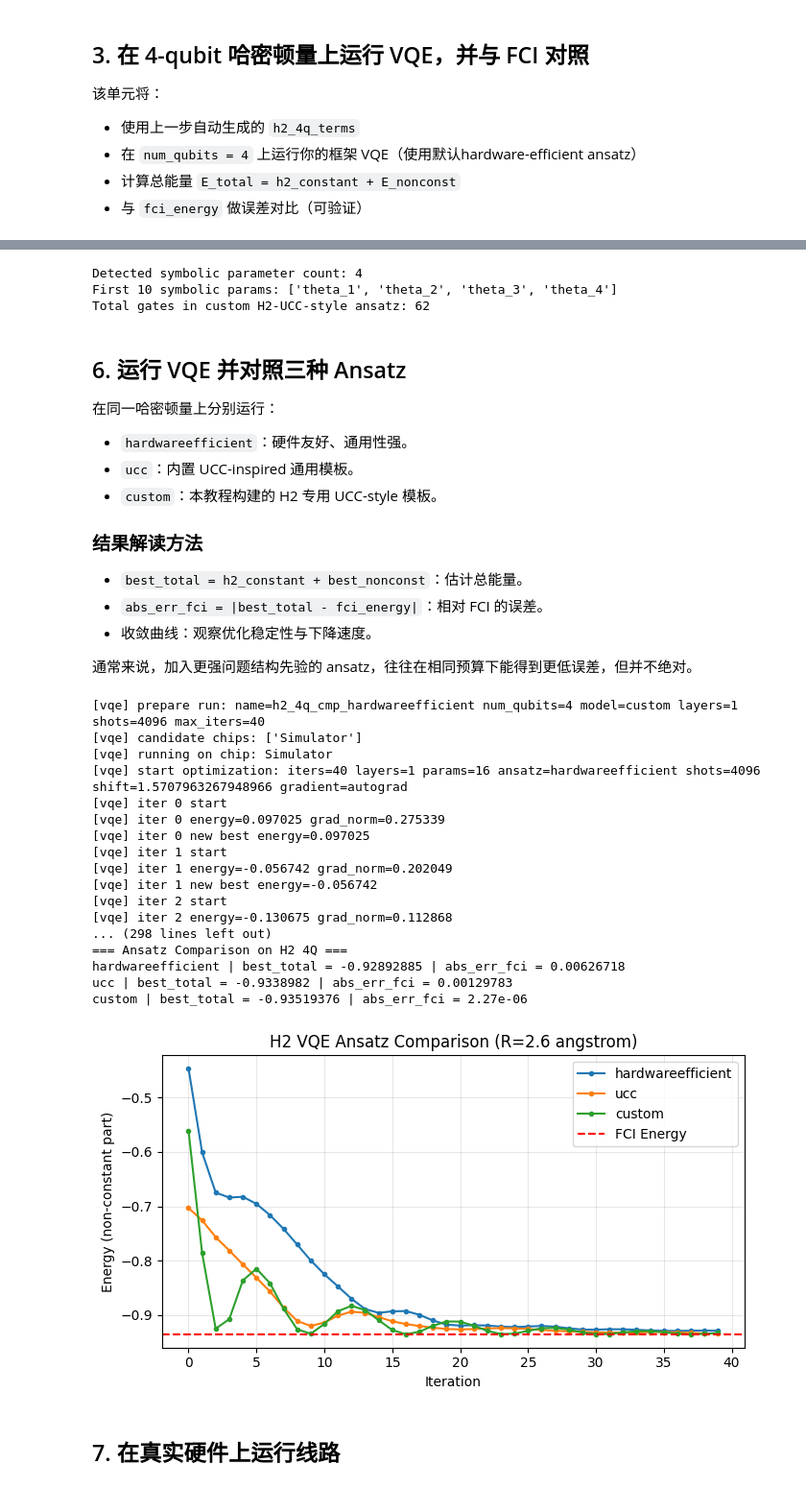
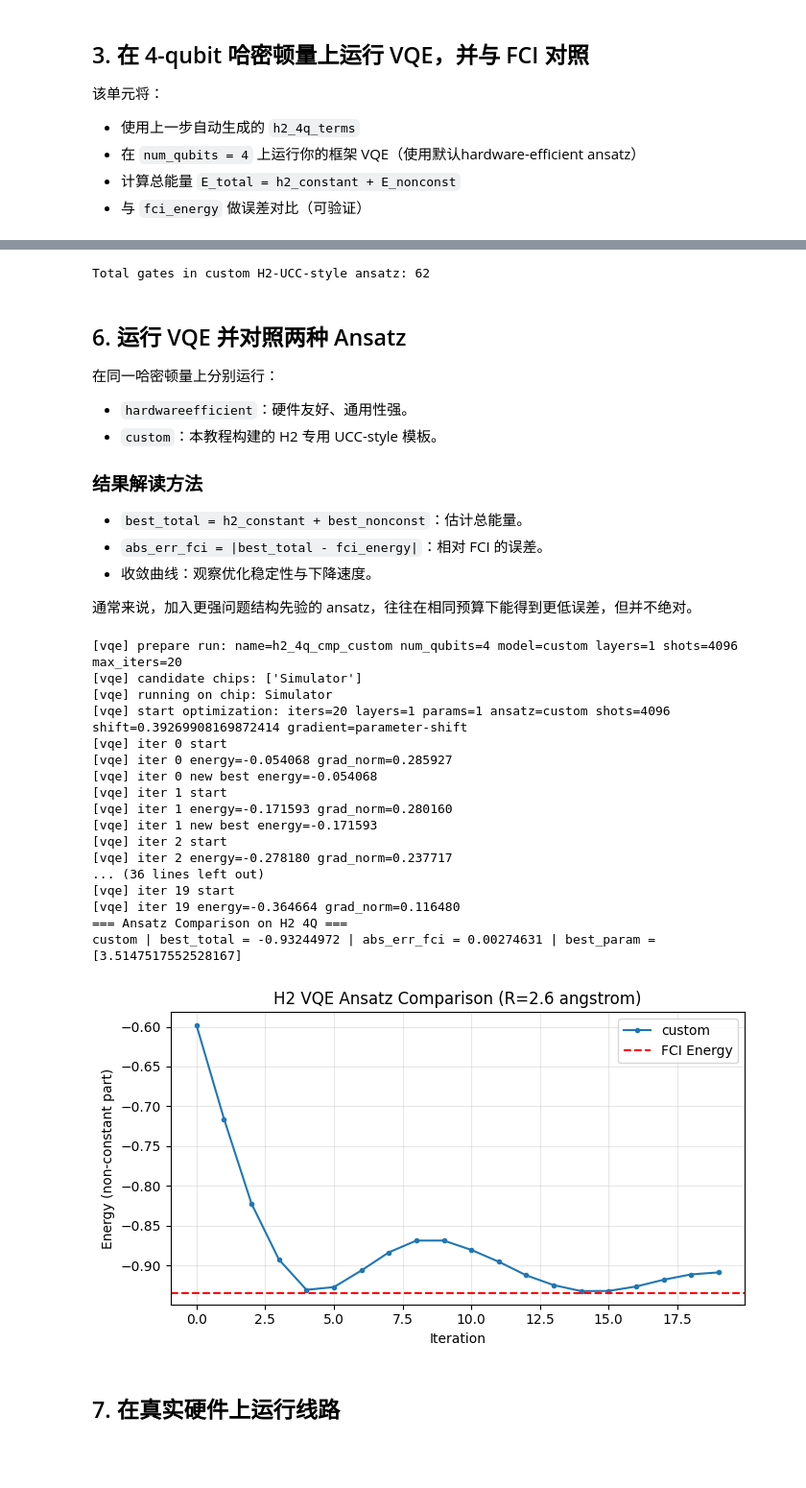
Before and after one commit to FieldQuantum/fieldqkit, a Jupyter notebook: examples/demo_vqe_h2.ipynb, the cells around one changed output, grey strips where cells are left out. Shown at 96% size. Cells and saved outputs as stored; diff of their text form; code cells hidden in the pictures; blank space fills up the shorter version.

Commit message:
1. add support for clifford fitting 2. add a demo for two-qubit H2 simulation using BK encoding 3. add support for parameterized circuit

```diff
--- a/examples/demo_vqe_h2.ipynb
+++ b/examples/demo_vqe_h2.ipynb
@@ -58,6 +58,7 @@ $$
 # %%
 from pathlib import Path
 import json
+import math
 
 # Geometry / chemistry config
 R = 2.6
@@ -70,11 +71,12 @@ CHARGE = 0
 cfg = {
     'layers': 1,
     'shots': 4096,
-    'max_iters': 40,
-    'learning_rate': 0.2,
+    'max_iters': 20,
+    'learning_rate': 0.1,
     'seed': 7,
-    'gradient_method': 'autograd',
+    'gradient_method': 'parameter-shift',
     'prefer_chips': 'Simulator',
+    'shift': math.pi / 8,
 }
 
 print('R =', R, R_UNIT)
@@ -380,7 +318,7 @@ def build_h2_ucc_style_symbolic_ansatz() -> QuantumCircuit:
     qc.cx(1,2)
     qc.cx(2,3)
 
-    qc.rz("theta_1",3)
+    qc.rz("theta",3)
 
     qc.cx(2,3)
     qc.cx(1,2)
@@ -405,7 +343,7 @@ def build_h2_ucc_style_symbolic_ansatz() -> QuantumCircuit:
     qc.cx(1,2)
     qc.cx(2,3)
 
-    qc.rz("theta_2",3)
+    qc.rz("theta",3)
 
     qc.cx(2,3)
     qc.cx(1,2)
@@ -430,7 +368,7 @@ def build_h2_ucc_style_symbolic_ansatz() -> QuantumCircuit:
     qc.cx(1,2)
     qc.cx(2,3)
 
-    qc.rz("theta_3",3)
+    qc.rz("-theta",3)
 
     qc.cx(2,3)
     qc.cx(1,2)
@@ -455,7 +393,7 @@ def build_h2_ucc_style_symbolic_ansatz() -> QuantumCircuit:
     qc.cx(1,2)
     qc.cx(2,3)
 
-    qc.rz("theta_4",3)
+    qc.rz("-theta",3)
 
     qc.cx(2,3)
     qc.cx(1,2)
@@ -472,19 +410,14 @@ custom_ansatz_qc = build_h2_ucc_style_symbolic_ansatz()
 symbolic_params = sorted(
     [k for k, v in custom_ansatz_qc.params_value.items() if isinstance(k, str) and isinstance(v, str)]
 )
-print('Detected symbolic parameter count:', len(symbolic_params))
-print('First 10 symbolic params:', symbolic_params[:10])
 print('Total gates in custom H2-UCC-style ansatz:', len(custom_ansatz_qc.gates))
 # %% [output]
-Detected symbolic parameter count: 4
-First 10 symbolic params: ['theta_1', 'theta_2', 'theta_3', 'theta_4']
 Total gates in custom H2-UCC-style ansatz: 62
 # %% [markdown]
-## 6. 运行 VQE 并对照三种 Ansatz
+## 6. 运行 VQE 并对照两种 Ansatz
 
 在同一哈密顿量上分别运行：
 - `hardwareefficient`：硬件友好、通用性强。
-- `ucc`：内置 UCC-inspired 通用模板。
 - `custom`：本教程构建的 H2 专用 UCC-style 模板。
 
 ### 结果解读方法
@@ -503,6 +436,7 @@ def run_vqe_with_selected_ansatz(ansatz_name: str, custom_qc=None):
         learning_rate=cfg['learning_rate'],
         gradient_method=cfg['gradient_method'],
         seed=cfg['seed'],
+        shift=cfg['shift'],
     )
 
     kwargs = {
@@ -521,55 +455,56 @@ def run_vqe_with_selected_ansatz(ansatz_name: str, custom_qc=None):
     return {
         'ansatz': ansatz_name,
         'best_nonconst': float(res.best_energy),
+        'best_param': res.best_params,
         'best_total': float(e_total),
         'abs_err_fci': float(abs(e_total - fci_energy)),
         'history': res.energy_history,
     }
 
 compare_rows = [
-    run_vqe_with_selected_ansatz('hardwareefficient'),
-    run_vqe_with_selected_ansatz('ucc'),
     run_vqe_with_selected_ansatz('custom', custom_qc=custom_ansatz_qc),
+    # run_vqe_with_selected_ansatz('hardwareefficient'),
 ]
 
 print('=== Ansatz Comparison on H2 4Q ===')
 for row in compare_rows:
     print(
         row['ansatz'],
         '| best_total =', round(row['best_total'], 8),
         '| abs_err_fci =', round(row['abs_err_fci'], 8),
+        '| best_param =', row['best_param'],
     )
 
 plt.figure(figsize=(7, 4))
 for row in compare_rows:
     plt.plot(np.array(row['history']) + h2_constant, marker='o', ms=3, label=row['ansatz'])
 plt.axhline(fci_energy, color='red', linestyle='--', label='FCI Energy')
 plt.xlabel('Iteration')
 plt.ylabel('Energy (non-constant part)')
 plt.title(f'H2 VQE Ansatz Comparison (R={R} {R_UNIT})')
 plt.grid(alpha=0.3)
 plt.legend()
 plt.tight_layout()
 plt.show()
 # %% [output]
-[vqe] prepare run: name=h2_4q_cmp_hardwareefficient num_qubits=4 model=custom layers=1 shots=4096 max_iters=40
+[vqe] prepare run: name=h2_4q_cmp_custom num_qubits=4 model=custom layers=1 shots=4096 max_iters=20
 [vqe] candidate chips: ['Simulator']
 [vqe] running on chip: Simulator
-[vqe] start optimization: iters=40 layers=1 params=16 ansatz=hardwareefficient shots=4096 shift=1.5707963267948966 gradient=autograd
+[vqe] start optimization: iters=20 layers=1 params=1 ansatz=custom shots=4096 shift=0.39269908169872414 gradient=parameter-shift
 [vqe] iter 0 start
-[vqe] iter 0 energy=0.097025 grad_norm=0.275339
-[vqe] iter 0 new best energy=0.097025
+[vqe] iter 0 energy=-0.054068 grad_norm=0.285927
+[vqe] iter 0 new best energy=-0.054068
 [vqe] iter 1 start
-[vqe] iter 1 energy=-0.056742 grad_norm=0.202049
-[vqe] iter 1 new best energy=-0.056742
+[vqe] iter 1 energy=-0.171593 grad_norm=0.280160
+[vqe] iter 1 new best energy=-0.171593
 [vqe] iter 2 start
-[vqe] iter 2 energy=-0.130675 grad_norm=0.112868
-... (298 lines left out)
+[vqe] iter 2 energy=-0.278180 grad_norm=0.237717
+... (36 lines left out)
+[vqe] iter 19 start
+[vqe] iter 19 energy=-0.364664 grad_norm=0.116480
 === Ansatz Comparison on H2 4Q ===
-hardwareefficient | best_total = -0.92892885 | abs_err_fci = 0.00626718
-ucc | best_total = -0.9338982 | abs_err_fci = 0.00129783
-custom | best_total = -0.93519376 | abs_err_fci = 2.27e-06
+custom | best_total = -0.93244972 | abs_err_fci = 0.00274631 | best_param = [3.5147517552528167]
-[figure, old version]
+[figure, new version]
 # %% [markdown]
 ## 7. 在真实硬件上运行线路
 # %%
```
Also changed, not shown: parts of 6 cells of this notebook, 22 other files.
